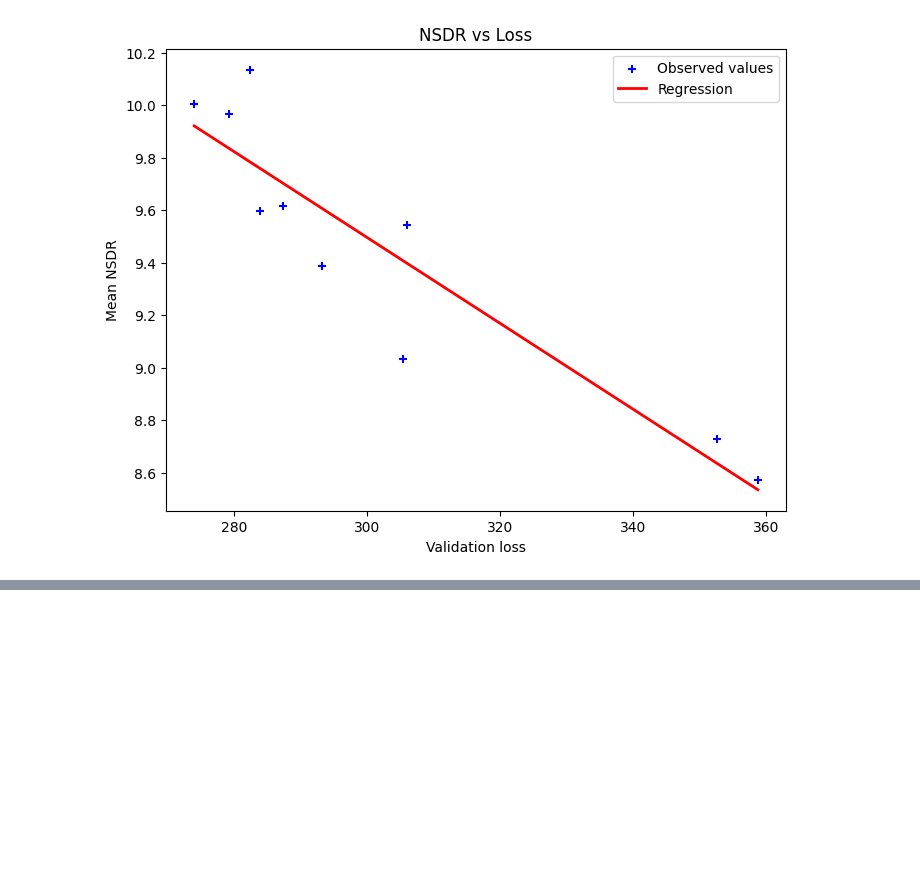
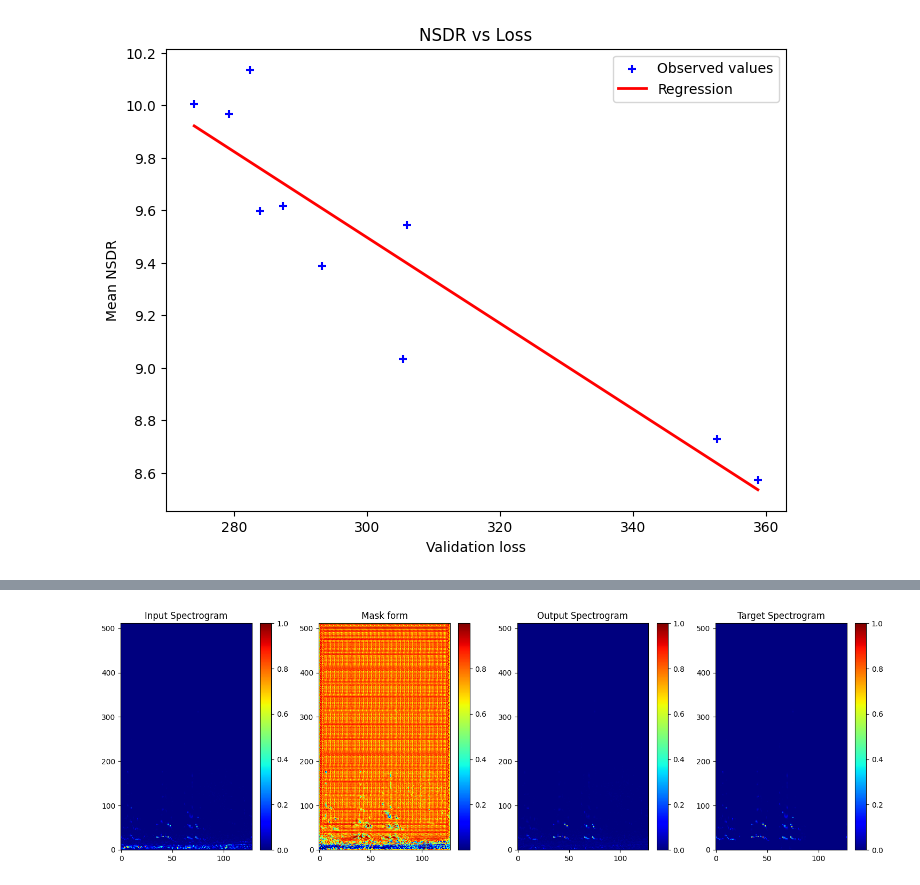
Before and after one commit to romainpujol/deep_learning_signal, a Jupyter notebook: source_separation.ipynb, the cells around one changed output, grey strips where cells are left out. Drawn from its saved outputs; the diff is of its cells as text; code cells hidden in the pictures; blank space fills up the shorter version.

```diff
--- a/source_separation.ipynb
+++ b/source_separation.ipynb
@@ -979,6 +979,8 @@ $S_r,S_i,S_m$ sont respectivement le signal reconstruit, le signal isolé et le
 snr_values = [-4, -3, -2, -1, 0, 1, 2, 3, 4]
 snr_nsdr_values_baseline = {snr: [] for snr in snr_values}
 snr_nsdr_values_unet = {snr: [] for snr in snr_values}
+mean_nsdr_baseline =0
+mean_nsdr_unet=0
 
 # Parcourir les fichiers
 for i in range(2000):
@@ -1030,7 +1032,7 @@ for i in range(2000):
 
     nsdr_baseline = compute_sdr(signal_baseline,signal_target)-compute_sdr(signal_mix,signal_target)
     snr_nsdr_values_baseline[snr].append(nsdr_baseline)
-
+    mean_nsdr_baseline += nsdr_baseline
     unet.to(device)
     with torch.no_grad():
         output_unet = unet(input_tensor)
@@ -1042,13 +1044,14 @@ for i in range(2000):
     )
     nsdr_unet = compute_sdr(signal_unet,signal_target)-compute_sdr(signal_mix,signal_target)
     snr_nsdr_values_unet[snr].append(nsdr_unet)
+    mean_nsdr_unet +=nsdr_unet
 
-baseline_means = [np.mean(snr_nsdr_values_baseline[snr]) for snr in snr_values]
-unet_means = [np.mean(snr_nsdr_values_unet[snr]) for snr in snr_values]
+baseline_means_nsdr = [np.mean(snr_nsdr_values_baseline[snr]) for snr in snr_values]
+unet_means_nsdr = [np.mean(snr_nsdr_values_unet[snr]) for snr in snr_values]
 
 plt.figure(figsize=(6, 4))
-plt.bar(np.array(snr_values) - 0.2, baseline_means, width=0.4, label='Baseline NSDR', alpha=0.6, align='center')
-plt.bar(np.array(snr_values) + 0.2, unet_means, width=0.4, label='U-Net NSDR', alpha=0.6, align='center')
+plt.bar(np.array(snr_values) - 0.2, baseline_means_nsdr, width=0.4, label='Baseline NSDR', alpha=0.6, align='center')
+plt.bar(np.array(snr_values) + 0.2, unet_means_nsdr, width=0.4, label='U-Net NSDR', alpha=0.6, align='center')
 
 plt.xlabel('SNR (dB)')
 plt.ylabel('Moyenne des NSDR')
@@ -1057,5 +1060,8 @@ plt.xticks(snr_values)
 plt.legend()
 plt.grid()
 plt.show()
+
+print(f'Le NSDR moyen de la baseline est {mean_nsdr_baseline/2000}')
+print(f'Le NSDR moyen du U-net est {mean_nsdr_unet/2000}')
 # %% [output]
 [figure]
@@ -1234,0 +1392,50 @@ plt.show()
+# %%
+model = u_net_source_separation()
+model.load_state_dict(torch.load('u_net_source_separation_augmentation.pth',weights_only=True))
+model.eval()
+sample = 'test/0002/mix_snr_-3.wav'
+fe, data = scipy.io.wavfile.read(sample)
+input_spectrogram = to_spectrogram(data, fe)
+input_tensor = torch.tensor(input_spectrogram).unsqueeze(0).unsqueeze(0).float()
+
+device = 'cpu'
+model.to(device)
+input_tensor = input_tensor.to(device)
+with torch.no_grad():
+    output = model(input_tensor)
+
+mask = output.squeeze().cpu().numpy()
+#maintenant, on peut multiplier le mask avec l'input
+
+output_spectrogram = mask*input_spectrogram
+output_spectrogram = (output_spectrogram-np.min(output_spectrogram))/(np.max(output_spectrogram)-np.min(output_spectrogram))
+target_voice = 'test/0002/voice.wav'
+fe,data = scipy.io.wavfile.read(target_voice)
+target_spectrogram = to_spectrogram(data,fe)
+
+plt.figure(figsize=(15, 5))
+
+plt.subplot(1, 4, 1)
+plt.imshow(input_spectrogram, aspect='auto', origin='lower', cmap='jet', interpolation='none')
+plt.title('Input Spectrogram')
+plt.colorbar()
+
+plt.subplot(1, 4, 2)
+plt.imshow(mask, aspect='auto', origin='lower', cmap='jet', interpolation='none')
+plt.title('Mask form')
+plt.colorbar()
+
+plt.subplot(1, 4, 3)
+plt.imshow(output_spectrogram, aspect='auto', origin='lower', cmap='jet', interpolation='none')
+plt.title('Output Spectrogram')
+plt.colorbar()
+
+plt.subplot(1, 4, 4)
+plt.imshow(target_spectrogram, aspect='auto', origin='lower', cmap='jet', interpolation='none')
+plt.title('Target Spectrogram')
+plt.colorbar()
+
+plt.tight_layout()
+plt.show()
+# %% [output]
+[figure, added]
```
Also changed, not shown: parts of 16 cells of this notebook.
